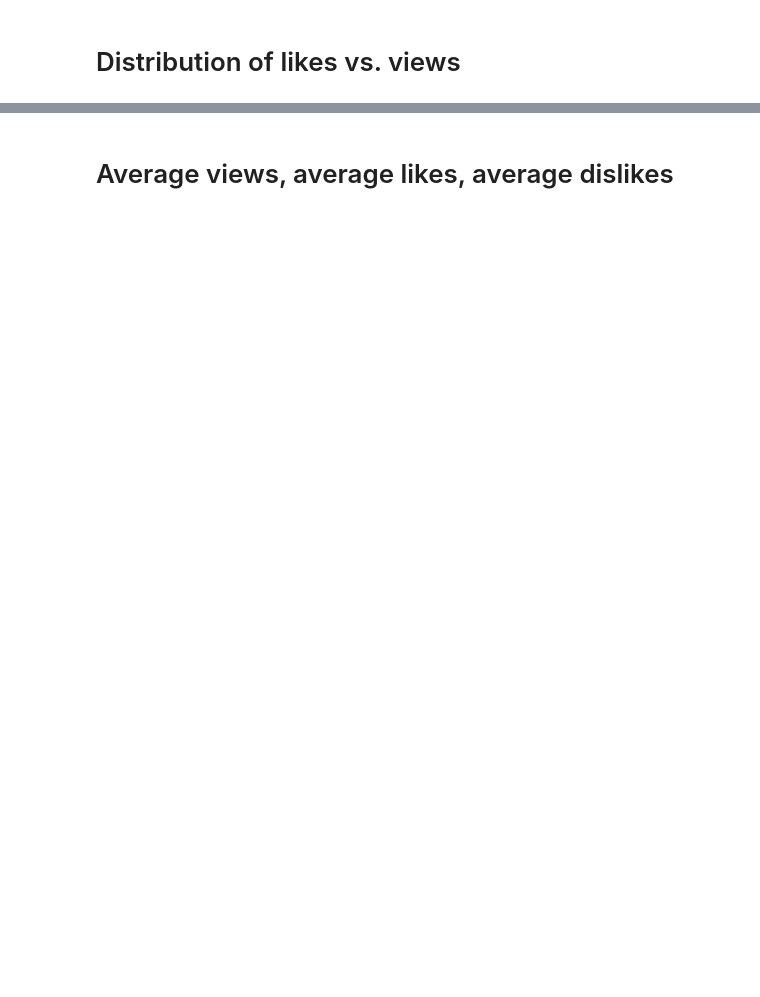
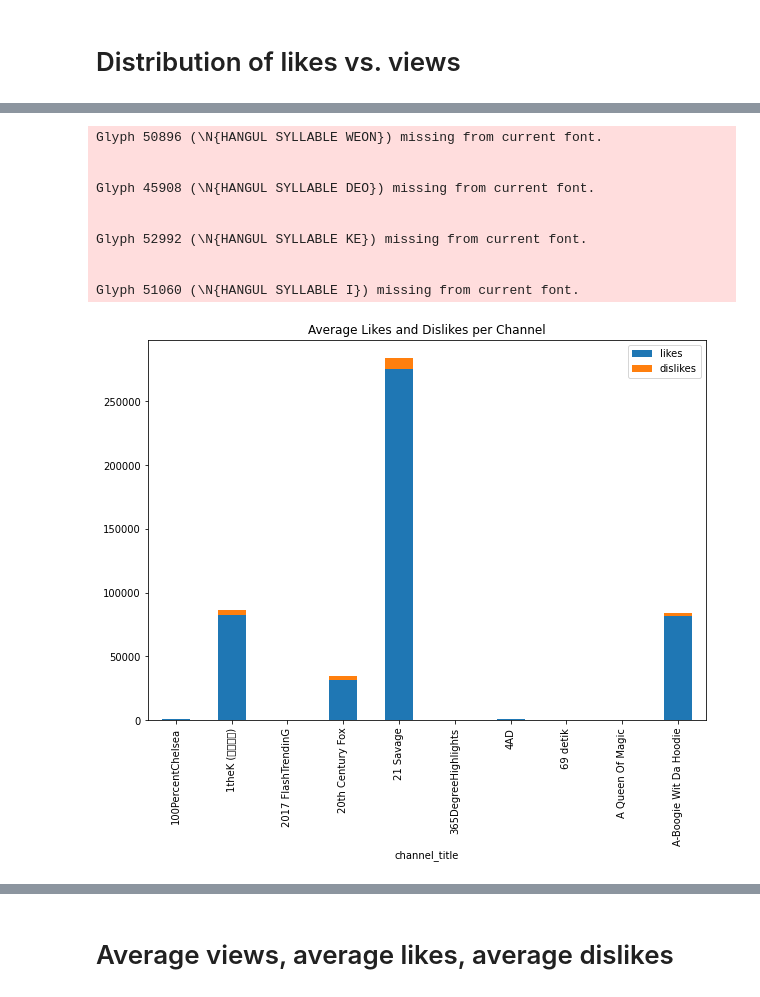
Before and after one commit to Shian7/EDA_youtube, a Jupyter notebook: eda-youtube.ipynb, the cells around one changed output, grey strips where cells are left out. Saved outputs shown, nothing was run; the diff lists cells and outputs as text; code cells hidden in the pictures; blank space fills up the shorter version.

```diff
--- a/eda-youtube.ipynb
+++ b/eda-youtube.ipynb
@@ -230,0 +198,17 @@ plt.show()
+# %%
+df_channel_likes_dislikes = df_videos.groupby('channel_title').agg({'likes': 'mean', 'dislikes': 'mean'})
+df_channel_likes_dislikes.head(10).plot(kind='bar',figsize=(10, 7), stacked=True)
+plt.title('Average Likes and Dislikes per Channel')
+plt.show()
+# %% [output]
+Glyph 50896 (\N{HANGUL SYLLABLE WEON}) missing from current font.
+
+
+Glyph 45908 (\N{HANGUL SYLLABLE DEO}) missing from current font.
+
+
+Glyph 52992 (\N{HANGUL SYLLABLE KE}) missing from current font.
+
+
+Glyph 51060 (\N{HANGUL SYLLABLE I}) missing from current font.
+[figure, added]
```
Also changed, not shown: parts of 39 cells of this notebook.
